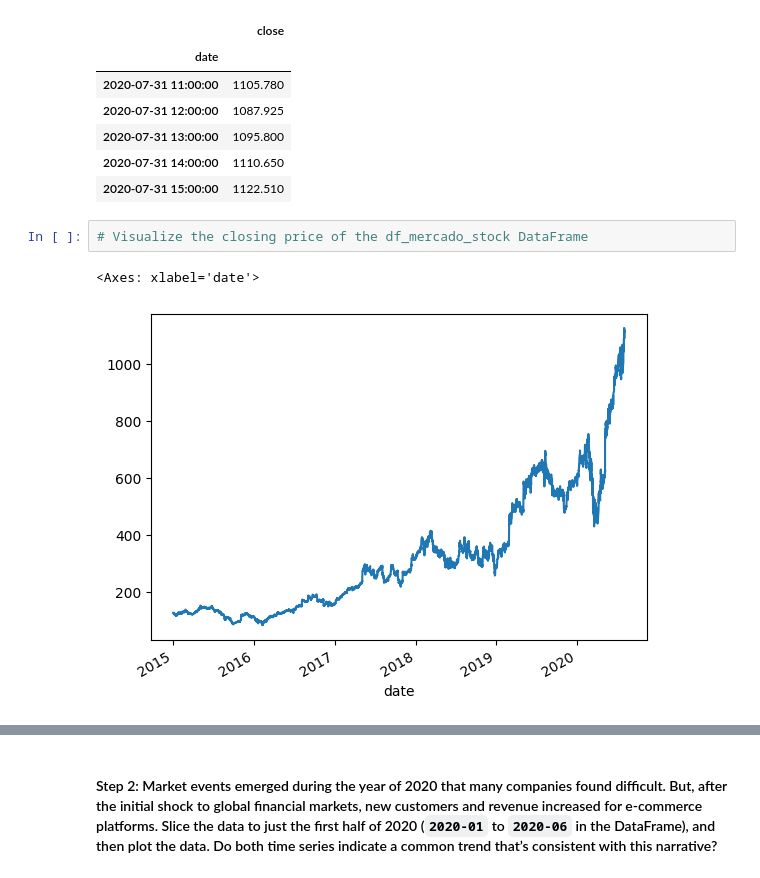
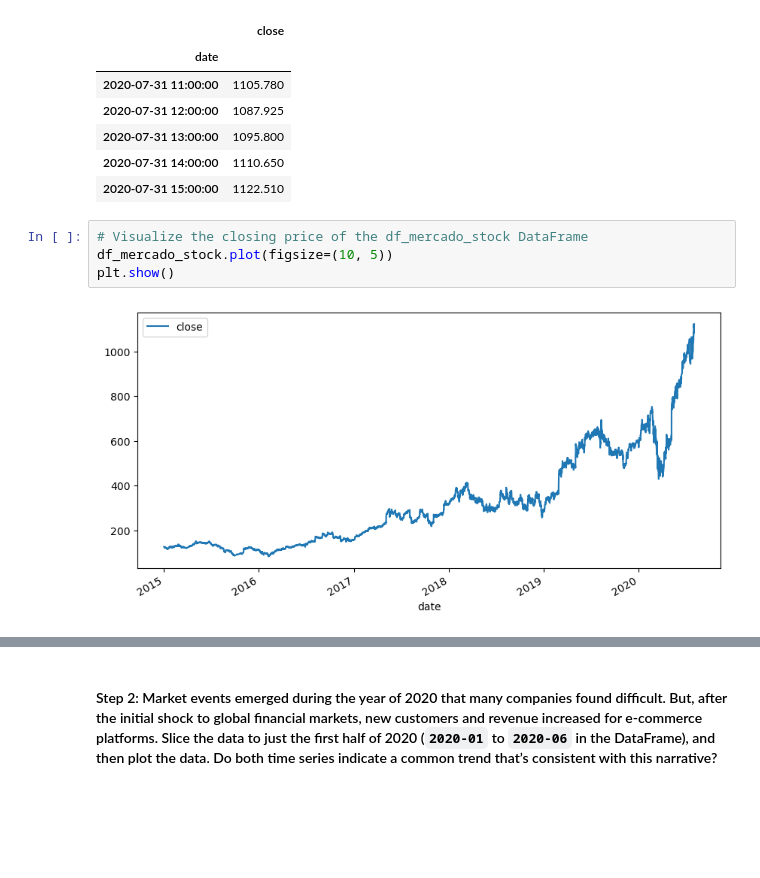
Before and after one commit to BlairSonnen/prophet-challenge, a Jupyter notebook: forecasting_net_prophet.ipynb, the cells around one changed output, grey strips where cells are left out. Drawn from its saved outputs; the diff is of its cells as text; blank space fills up the shorter version.

```diff
--- a/forecasting_net_prophet.ipynb
+++ b/forecasting_net_prophet.ipynb
@@ -235,9 +240,10 @@ display(df_mercado_stock.tail())
 | 2020-07-31 15:00:00 | 1122.510 |
 # %%
 # Visualize the closing price of the df_mercado_stock DataFrame
+df_mercado_stock.plot(figsize=(10, 5))
+plt.show()
 # %% [output]
-<Axes: xlabel='date'>
-[figure, old version]
+[figure, new version]
 # %%
 # Concatenate the df_mercado_stock DataFrame with the df_mercado_trends DataFrame
 # Concatenate the DataFrame by columns (axis=1), and drop and rows with only one column of data
```
Also changed, not shown: parts of 13 cells of this notebook.
